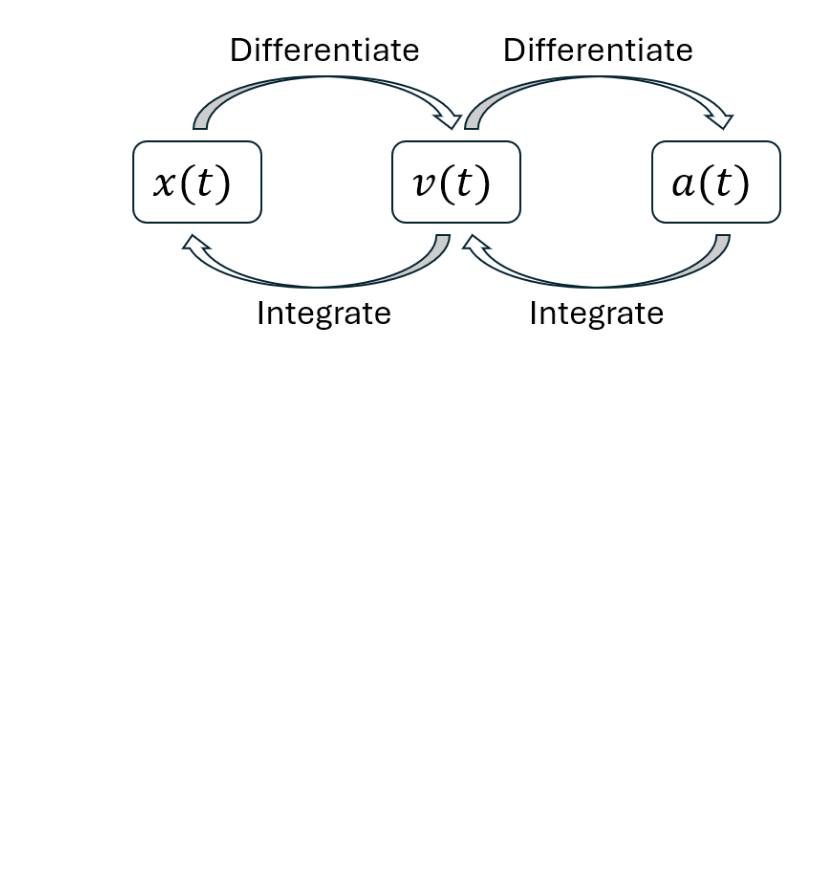
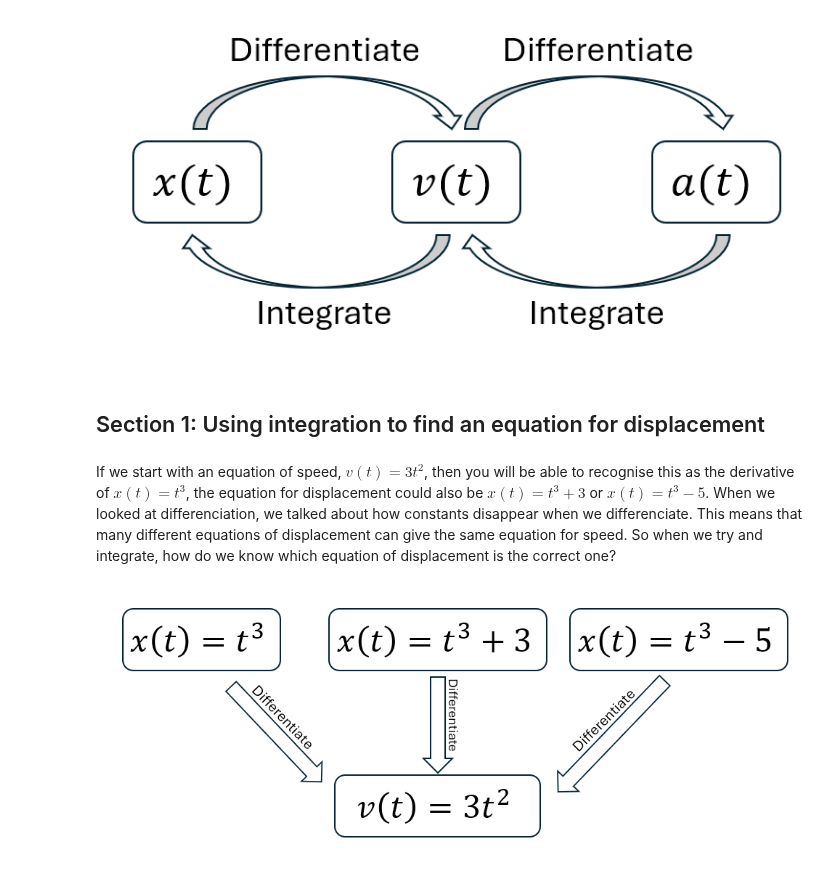
Before and after one commit to PeterG175/PeterG, a Jupyter notebook: Lesson 4.ipynb, the cells around one changed output. Drawn from its saved outputs; the diff is of its cells as text; code cells hidden in the pictures; blank space fills up the shorter version.

Commit message:
Section 1 of lesson 4

```diff
--- a/Lesson 4.ipynb
+++ b/Lesson 4.ipynb
@@ -13,3 +15,15 @@ from IPython.display import Image, display
 display(Image(filename='Explaining differentiation and integration.png'))
 # %% [output]
 [figure]
+# %% [markdown]
+## Section 1: Using integration to find an equation for displacement
+# %% [markdown]
+If we start with an equation of speed, $v(t)=3t^2$, then you will be able to recognise this as the derivative of $x(t)=t^3$, the equation for displacement could also be $x(t)=t^3+3$ or $x(t)=t^3-5$. When we looked at differenciation, we talked about how constants disappear when we differenciate. This means that many different equations of displacement can give the same equation for speed. So when we try and integrate, how do we know which equation of displacement is the correct one?
+# %%
+#| echo: false
+#| label: fig-diff-2
+#| fig-cap: "A diagram showing what method to use to find equations."
+from IPython.display import Image, display
+display(Image(filename='Differentiating example.png'))
+# %% [output]
+[figure, added]
```
Also changed, not shown: parts of 15 cells of this notebook, 9 other files.
